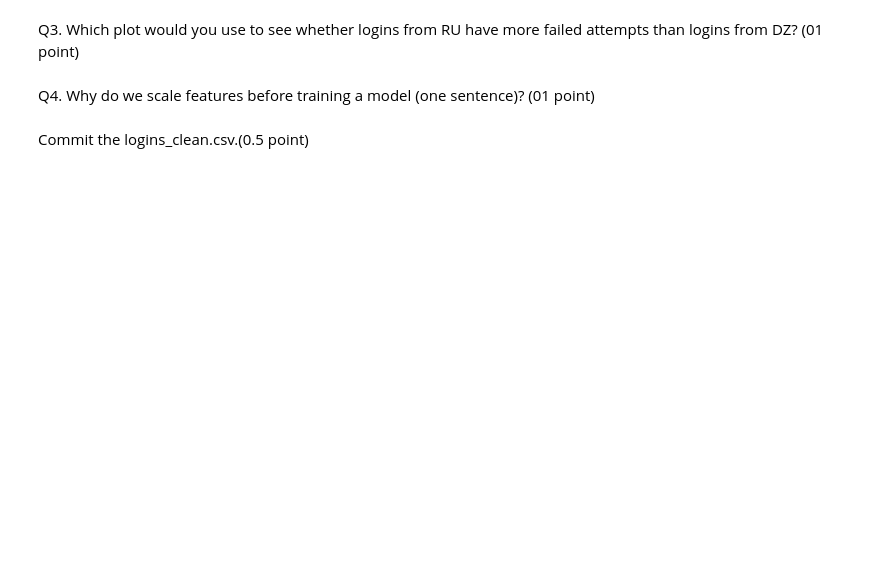
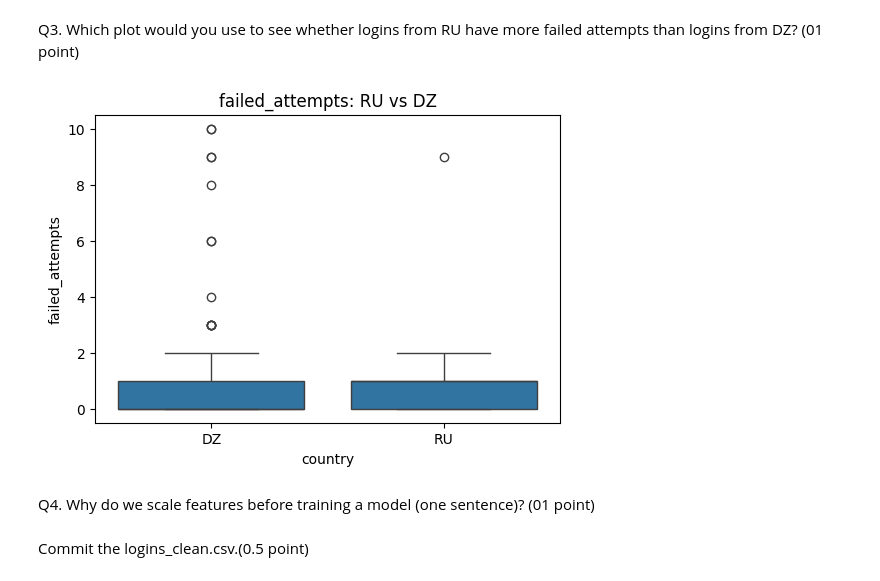
Before and after one commit to mlbr-cs/Workshop_1_Tools_and_Libraries, a Jupyter notebook: TP1.ipynb, the cells around one changed output. Cells and saved outputs as stored; diff of their text form; code cells hidden in the pictures; blank space fills up the shorter version.

```diff
--- a/TP1.ipynb
+++ b/TP1.ipynb
@@ -155,2 +197,11 @@ Q3. Which plot would you use to see whether logins from RU have more failed atte
+# %%
+# Write your code here
+subset = log[log["country"].isin(["RU", "DZ"])]
+plt.figure(figsize=(6, 4))
+sns.boxplot(x="country", y="failed_attempts", data=subset)
+plt.title("failed_attempts: RU vs DZ")
+plt.show()
+# %% [output]
+[figure, added]
 # %% [markdown]
 Q4. Why do we scale features before training a model (one sentence)? (01 point)
```
Also changed, not shown: parts of 22 cells of this notebook.
